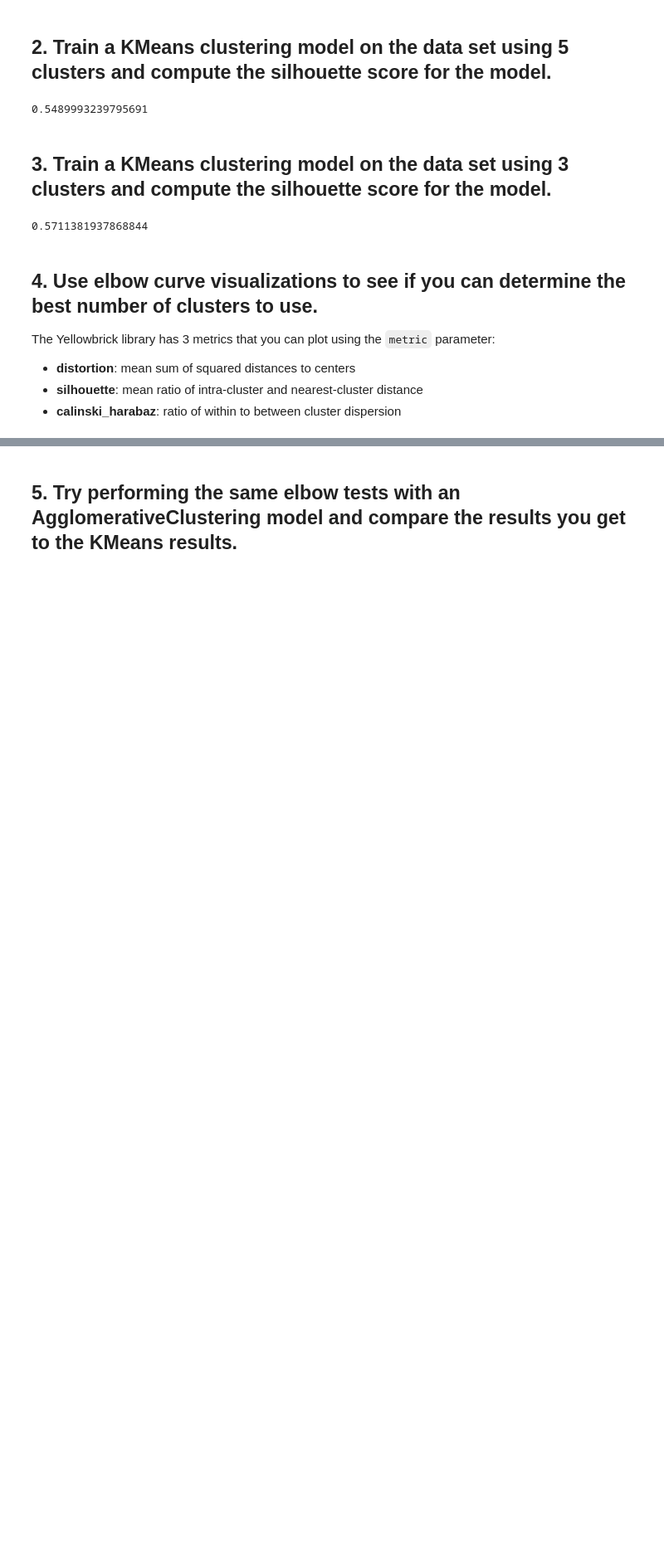
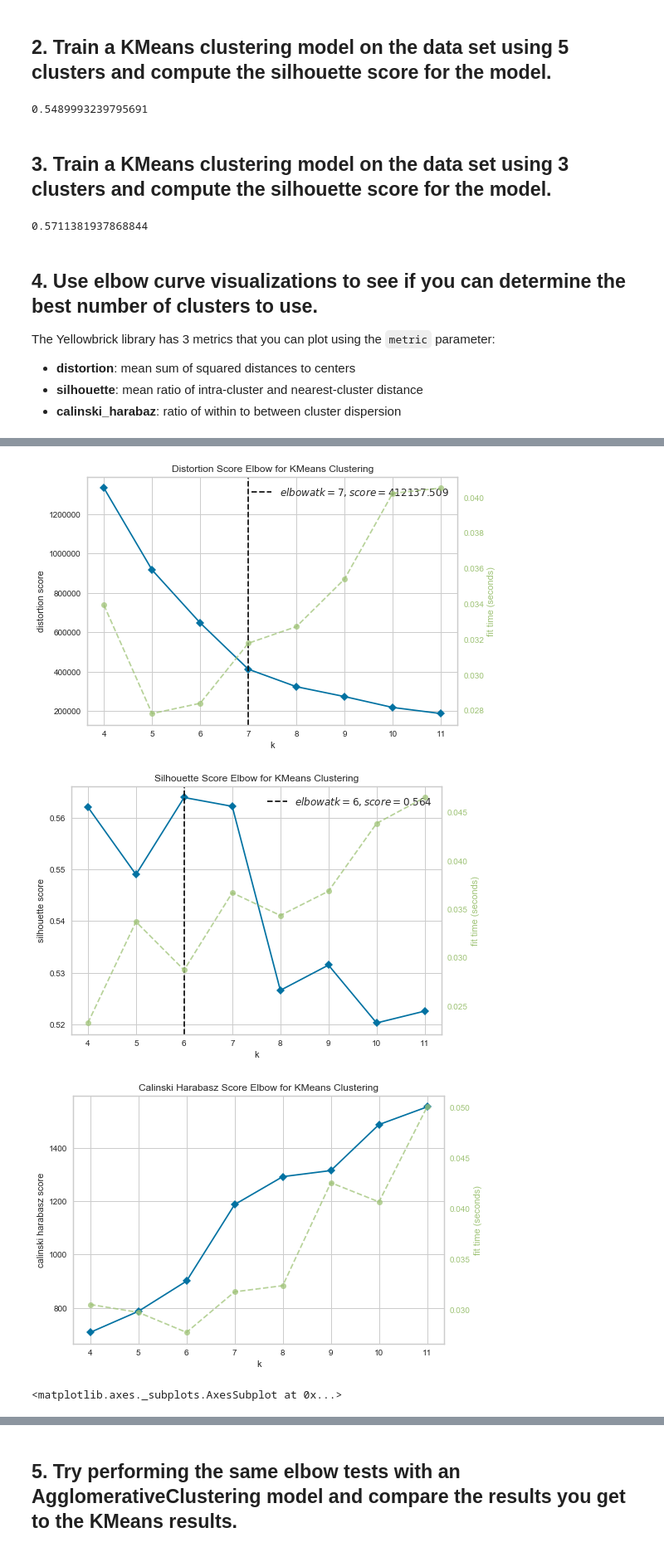
Before and after one commit to ironhack-datalabs/datamad0819, a Jupyter notebook: module-3/lab-unsupervised-learning-evaluation/your-code/main.ipynb, the cells around one changed output, grey strips where cells are left out. Shown at 83% size. Saved outputs shown, nothing was run; the diff lists cells and outputs as text; code cells hidden in the pictures; blank space fills up the shorter version.

```diff
--- a/module-3/lab-unsupervised-learning-evaluation/your-code/main.ipynb
+++ b/module-3/lab-unsupervised-learning-evaluation/your-code/main.ipynb
@@ -90,0 +141,26 @@ ModuleNotFoundError: No module named 'yellowbrick'
+# %%
+# 5 clusters / distortion
+model_3 = KMeans(n_clusters=5)
+visualizer_3d = KElbowVisualizer(model_1, k=(4,12))
+
+visualizer_3d.fit(X)
+visualizer_3d.poof()
+
+# 5 clusters / silhouette
+
+visualizer_3s = KElbowVisualizer(model_1, k=(4,12), metric="silhouette")
+
+visualizer_3s.fit(X)
+visualizer_3s.poof()
+
+# 5 clusters / calinski_harabasz
+
+visualizer_3c = KElbowVisualizer(model_1, k=(4,12), metric="calinski_harabasz")
+
+visualizer_3c.fit(X)
+visualizer_3c.poof()
+# %% [output]
+[figure, added]
+[figure, added]
+[figure, added]
+<matplotlib.axes._subplots.AxesSubplot at 0x...>
```
Also changed, not shown: parts of 20 cells of this notebook.
